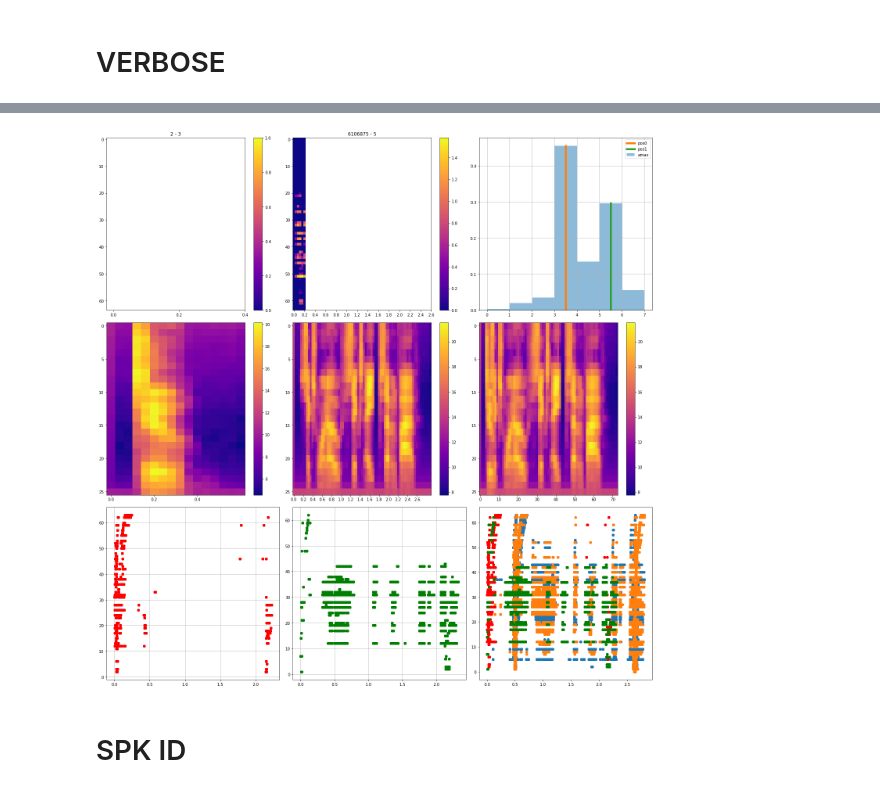
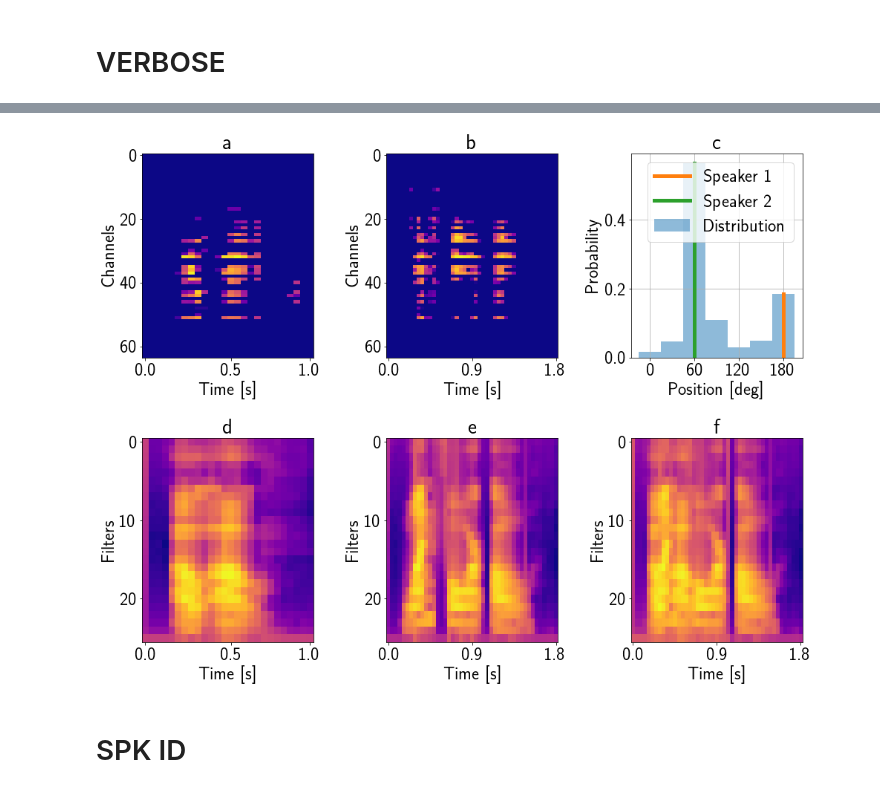
Before and after one commit to SensorsAudioINI/caesar_icassp2019, a Jupyter notebook: SPS_and_reconstruction.ipynb, the cells around one changed output, grey strips where cells are left out. Cells and saved outputs as stored; diff of their text form; code cells hidden in the pictures.

```diff
--- a/SPS_and_reconstruction.ipynb
+++ b/SPS_and_reconstruction.ipynb
@@ -68,12 +70,12 @@ def wind_sp(ts, ch, w=0.005, limit=False, noise=False):
     return A.T
 
 def wind_sp2(ts, ch, w=0.005, limit=False, noise=False):
-    ts -= np.min(ts)
+#     ts -= np.min(ts)
     ts_int = (ts // w).astype('int32')
     if len(ts_int) < 1:
         ts_int = np.array([0,0])
 
-    A = np.zeros((np.max(ts_int) + 1, 64))
+    A = np.zeros((np.max(ts_int) + 300, 64))
     if noise:
         A += np.abs(np.random.randn(A.shape[0], A.shape[1]))
 
@@ -1363,25 +1413,35 @@ all_sep_spk = {'test': d_test['spk']}
 all_sep_log = {'test': d_test['log']}
 all_label = {'test': d_test['lbl']}
 pkl.dump({'log': all_sep_log['test'], 'spk': all_sep_spk['test'], 'lbl': all_label['test']}, open('all_sep_spk_test.pkl', 'w'))
+# %%
+plt.rcParams['text.usetex'] = True #Let TeX do the typsetting
+plt.rcParams['text.latex.preamble'] = [r'\usepackage{xcolor}', r'\usepackage{sansmath}', r'\sansmath'] #Force sans-serif math mode (for axes labels)
+plt.rcParams['font.family'] = 'sans-serif' # ... for regular text
+plt.rcParams['font.sans-serif'] = 'Computer Modern Sans serif' # Choose a nice font here
+plt.rcParams['font.size'] = 24
 # %% [markdown]
 # VERBOSE
 # %%
 subset = 'train'
 # IDX = 10
 # IDX = 3527
-IDX = 8
-f, ax = plt.subplots(3, 3, figsize=(20,20))
+IDX = 3527
+f, ax = plt.subplots(2, 3, figsize=(14,11))
 T, C, w1, w2, fs, amax, pos, t, c, e = sps(IDX, subset, sigma=3, verbose=True)
 _, utt1, utt2 = re.compile('[A-Z]+').split(ALL_NAMES[subset][IDX])
 
-ax[2][2].plot(t[e==0], c[e==0], 'o')
-ax[2][2].plot(t[e==1], c[e==1], 'o')
+# ax[2][2].plot(t[e==0], c[e==0], 'o')
+# ax[2][2].plot(t[e==1], c[e==1], 'o')
 
 max_len = max(len(w1), len(w2))
 wmix = np.hstack([w1, np.zeros((max_len - len(w1), ))]) - np.hstack([w2, np.zeros((max_len - len(w2), ))])
 Y = logfbank(wmix, fs, nfft=2048,winlen=0.06,winstep=0.04)
 im3 = ax[1][2].imshow(Y.T[::-1], aspect='auto', cmap=plt.get_cmap('plasma'))
-plt.colorbar(im3, ax=ax[1][2])
+
+# plt.colorbar(im3, ax=ax[1][2])
+
+
+# ax[1][2].set_xticklabels(["{:.1f}".format(jj * 0.4 / 10) for jj in np.array([0, len(env_log) // 2, len(env_log)-1])])
 
 for i, utt, idx, p,  color, w in zip([0, 1], [utt1, utt2], [IDX * 2, IDX * 2 + 2], pos, ['r', 'g'], [w1, w2]):
     K = wind_sp2(T[i], C[i])
@@ -1393,30 +1453,52 @@ for i, utt, idx, p,  color, w in zip([0, 1], [utt1, utt2], [IDX * 2, IDX * 2 + 2
     env_log = np.sum(Y, 1)
     k = np.argmax(np.correlate(env_sps, env_log, 'full')) - len(env_log)
     print k
-    ax[2][i].plot(T[i], C[i], 'o')
-    ax[2][i].plot(T[i], C[i], 'o' + color)
-    ax[2][i].grid()
-    ax[2][2].plot(T[i], C[i], 'o' + color)
-    ax[2][2].grid()
+#     ax[2][i].plot(T[i], C[i], 'o')
+#     ax[2][i].plot(T[i], C[i], 'o' + color)
+#     ax[2][i].grid()
+#     ax[2][2].plot(T[i], C[i], 'o' + color)
+#     ax[2][2].grid()
 
     im1 = ax[0][i].imshow(K[::-1, k:k+len(env_log)], aspect='auto',cmap=plt.get_cmap('plasma'))
-    plt.colorbar(im1, ax=ax[0][i])
-    ax[0][i].set_xticks(np.arange(len(env_log) // 5) * 5)
-    ax[0][i].set_xticklabels(np.arange(len(env_log) // 5) * 5 * 0.4 / 10)
+#     plt.colorbar(im1, ax=ax[0][i])
+    ax[0][i].set_xticks([0, len(env_log) // 2, len(env_log) - 1])
+    ax[0][i].set_xticklabels(["{:.1f}".format(jj * 0.4 / 10) for jj in np.array([0, len(env_log) // 2, len(env_log)-1])])
+    ax[0][i].set_xlabel('Time [s]')
+    ax[0][i].set_ylabel('Channels')
 
     im2 = ax[1][i].imshow(Y.T[::-1], aspect='auto',cmap=plt.get_cmap('plasma'))
-    plt.colorbar(im2, ax=ax[1][i])
-    ax[1][i].set_xticks(np.arange(len(env_log) // 5) * 5)
-    ax[1][i].set_xticklabels(np.arange(len(env_log) // 5) * 5 * 0.4 / 10)
+#     plt.colorbar(im2, ax=ax[1][i])
+    ax[1][i].set_xticks([0, len(env_log) // 2, len(env_log) - 1])
+    ax[1][i].set_xticklabels(["{:.1f}".format(jj * 0.4 / 10) for jj in np.array([0, len(env_log) // 2, len(env_log)-1])])
+    ax[1][i].set_xlabel('Time [s]')
+    ax[1][i].set_ylabel('Filters')
 
-    ax[0][i].set_title(utt + " - " + str(p))
+#     ax[0][i].set_title(utt + " - " + str(p))
 
-a = ax[0][2].hist(amax, bins=range(8), normed=True, label='amax', alpha=0.5)
-ax[0][2].plot([pos[0] + 0.5, pos[0] + 0.5], [0, a[0][pos[0]]], label='pos0', linewidth=5)
-ax[0][2].plot([pos[1] + 0.5, pos[1] + 0.5], [0, a[0][pos[1]]], label='pos1', linewidth=5)
-_ = ax[0][2].legend()
+ax[1][2].set_xticks([0, len(env_log) // 2, len(env_log) - 1])
+ax[1][2].set_xticklabels(["{:.1f}".format(jj * 0.4 / 10) for jj in np.array([0, len(env_log) // 2, len(env_log)-1])])
+
+ax[1][2].set_xlabel('Time [s]')
+ax[1][2].set_ylabel('Filters')
+
+a = ax[0][2].hist(amax, bins=range(8), normed=True, label='Distribution', alpha=0.5)
+ax[0][2].plot([pos[0] + 0.5, pos[0] + 0.5], [0, a[0][pos[0]]], label='Speaker 1', linewidth=5)
+ax[0][2].plot([pos[1] + 0.5, pos[1] + 0.5], [0, a[0][pos[1]]], label='Speaker 2', linewidth=5)
+ax[0][2].set_xticks(np.array([0, 2, 4, 6]) + 0.5)
+ax[0][2].set_xticklabels(np.arange(0, 190, 60))
+_ = ax[0][2].legend(loc='upper right')
+ax[0][2].set_xlabel('Position [deg]')
+ax[0][2].set_ylabel('Probability')
 
 ax[0][2].grid()
+
+ax[0][0].set_title('a')
+ax[0][1].set_title('b')
+ax[0][2].set_title('c')
+ax[1][0].set_title('d')
+ax[1][1].set_title('e')
+ax[1][2].set_title('f')
+
 plt.tight_layout()
-plt.savefig('./imgs/example_sps.pdf', transparent=True)
+plt.savefig('./imgs/example_sps_v4.pdf', transparent=True)
 # %% [output]
@@ -1430,4 +1512,4 @@ plt.savefig('./imgs/example_sps.pdf', transparent=True)
-[figure, old version]
+[figure, new version]
 # %%
 # plt.plot(env_log)
 # plt.figure()
```
Also changed, not shown: parts of 7 cells of this notebook, 6 other files.
